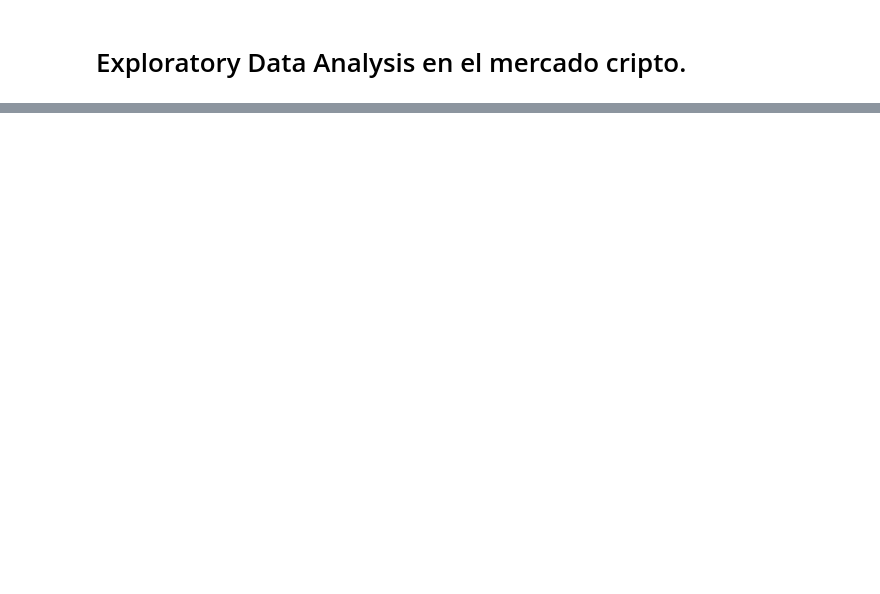
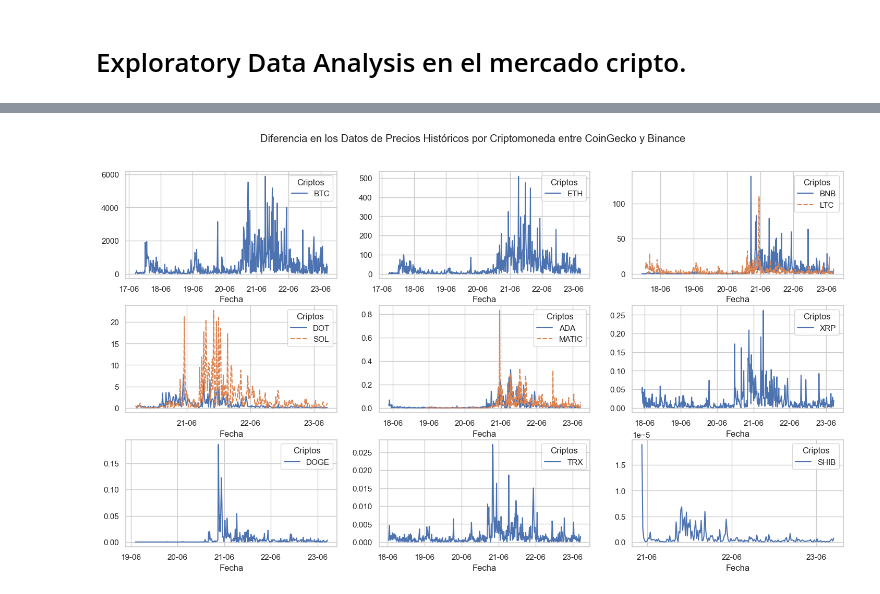
Before and after one commit to Tinmarian/PI2_DA_HENRY, a Jupyter notebook: EDA.ipynb, the cells around one changed output, grey strips where cells are left out. Cells and saved outputs as stored; diff of their text form; code cells hidden in the pictures; blank space fills up the shorter version.

```diff
--- a/EDA.ipynb
+++ b/EDA.ipynb
@@ -192,0 +11,7 @@ Revisemos primero una perspectiva
+# %%
+sns.set()
+%matplotlib inline
+sns.set(rc={"figure.figsize": (17.75,9)}) # Tamaño de las figuras
+%config Completer.use_jedi = False # Autocompletar más rápido
+pd.options.display.float_format = "{:.2f}".format # Mostrar solo dos decimales en pandas
+sns.set_style('whitegrid')
@@ -192,0 +118,28 @@ Revisemos primero una perspectiva
+# %%
+fig = plt.figure()
+plt.subplots_adjust(left=0.125,
+                    bottom=0.1,
+                    right=0.9,
+                    top=0.9,
+                    wspace=0.2,
+                    hspace=0.25)
+fig.suptitle('Diferencia en los Datos de Precios Históricos por Criptomoneda entre CoinGecko y Binance')
+
+lista = []
+plots = ['BTC','ETH',['BNB','LTC'],['SOL','DOT'],['MATIC','ADA'],'XRP','DOGE','TRX','SHIB']
+for i in range(1,10):
+    lista.append(fig.add_subplot(330+i))
+
+for ax in lista:
+    ax.xaxis.set_major_locator(YearLocator(1, month=6, day=1))
+    ax.xaxis.set_major_formatter(DateFormatter('%y-%m'))
+
+j = 0
+for i in plots:
+    if type(i) == str:
+        sns.lineplot(comparativa_precios[comparativa_precios.Criptos == i][::4].groupby(['Fecha','Criptos'])['Diferencia'].first().unstack(),ax=lista[j])
+    elif type(i) == list:
+        sns.lineplot(comparativa_precios[comparativa_precios.Criptos.isin(i)][::4].groupby(['Fecha','Criptos'])['Diferencia'].first().unstack(),ax=lista[j])
+    j += 1
+# %% [output]
+[figure, added]
```
Also changed, not shown: parts of 38 cells of this notebook.
